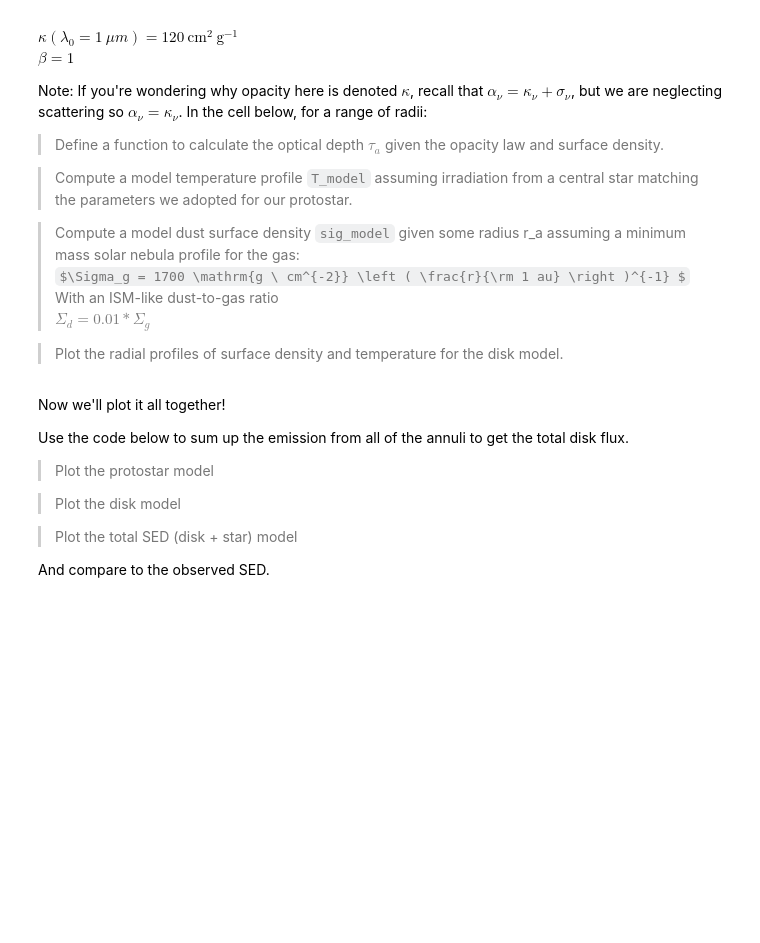
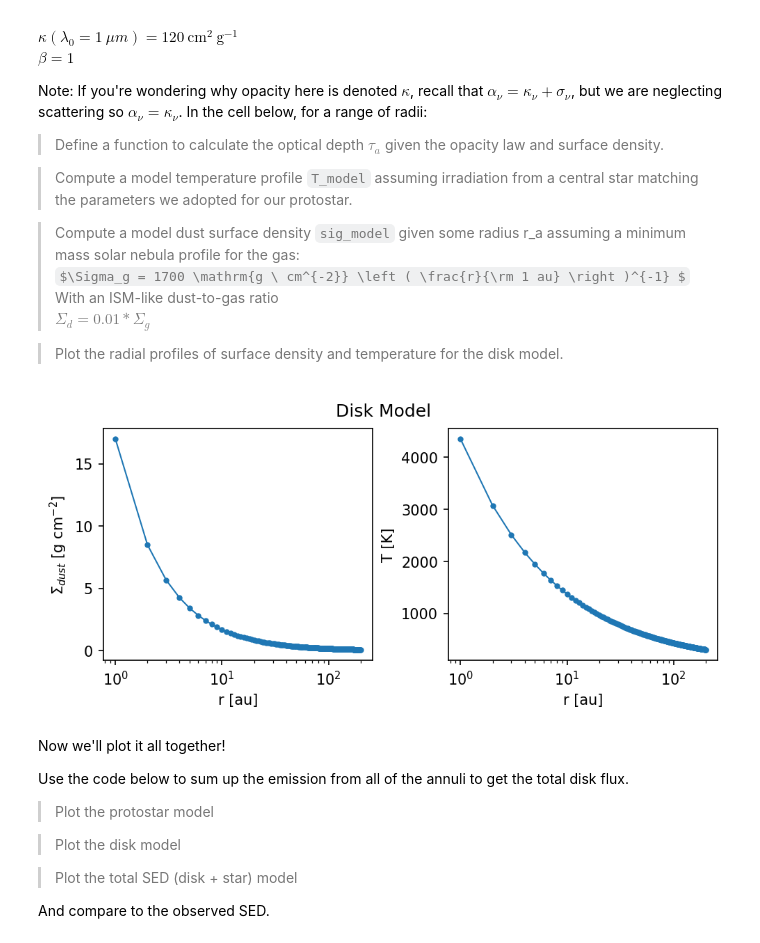
Before and after one commit to anb19019/FoPS-2025, a Jupyter notebook: 2-sed-disk.ipynb, the cells around one changed output. Cells and saved outputs as stored; diff of their text form; code cells hidden in the pictures; some formulas as TeX source; blank space fills up the shorter version.

```diff
--- a/2-sed-disk.ipynb
+++ b/2-sed-disk.ipynb
@@ -248,38 +248,39 @@ def T_d(r_a,T0,r0,q):
 
 def tau_lam(lam, sig_a):
     """returns the optical depth for wavelengths lam with surface density sig_a"""
     def kappa_lam(lam,kappa_0 = 120, lam_0 = 1, beta = 1):
         """ returns an opacity in units of cm^2/g as a function of wavelength given some power-law """
         return kappa_0*(lam/lam_0)**(-beta)
-    # your function * HERE *
-    return
+    return kappa_lam(lam) * sig_a
 
 # construct the range of radii you will make annular slabs over
 r_min = 1   # au # minimum radius to consider
 r_max = 200 # au # maximum radius to consider
 
 dr_a = 1 # au # radial width of annuli
 r_model = np.arange(r_min,r_max+1,dr_a) # list of locations of annuli you are making
 
-#sig_model =
-#T_model =
+sig_model = 0.01 * 1700 * (r_model/1)**(-1)
+T_model = T_d(r_model, 4350, 1, 0.5)
 
 def plot_diskmodel(r_model,sig_model,T_model):
     f,(a1,a2) = plt.subplots(1,2, constrained_layout=True,sharex=True,dpi=150)
     f.set_size_inches((6.5,3))
     a1.plot(r_model,sig_model,lw=1,marker='.')
     a1.set_ylabel(r'$\Sigma_{dust} \ \mathrm{[g \ cm^{-2}]}$')
 
     a2.plot(r_model,T_model,lw=1, marker='.')
     a2.set_ylabel('T [K]')
 
     for a in [a1,a2]:
         a.set_xscale('log')
         a.set_xlabel('r [au]')
 
     f.suptitle('Disk Model')
 
-#plot_diskmodel(r_model,sig_model,T_model)
+plot_diskmodel(r_model,sig_model,T_model)
+# %% [output]
+[figure, added]
 # %% [markdown]
 Now we'll plot it all together!
 
```
Also changed, not shown: parts of 2 cells of this notebook.
